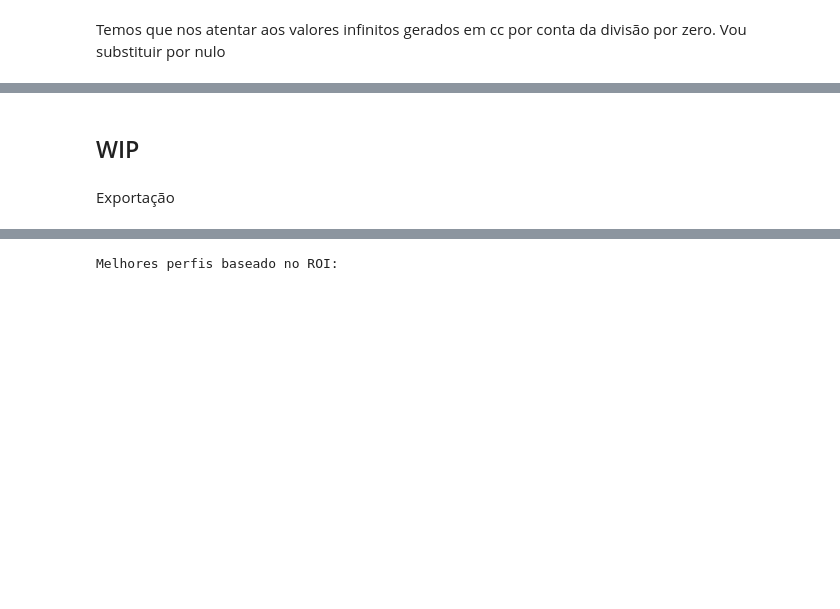
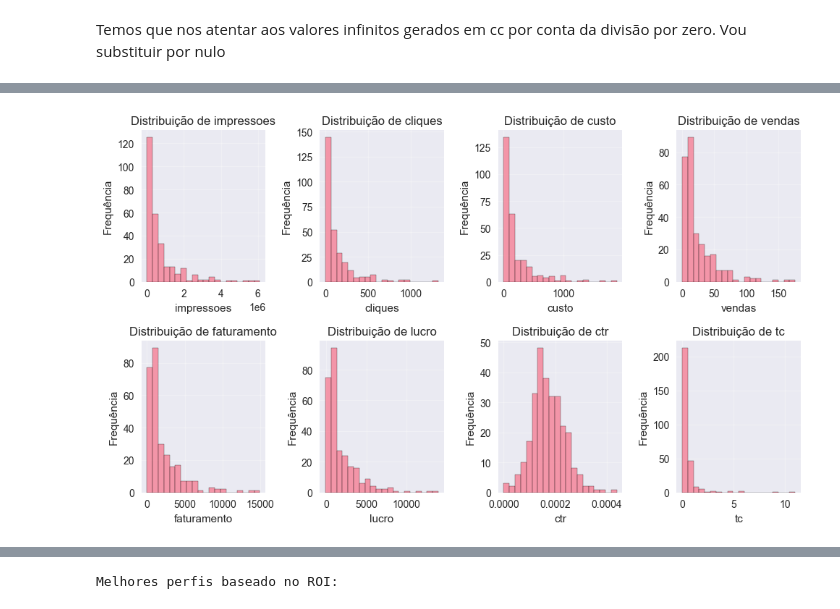
Before and after one commit to ThiagoZulian/otimizacao_de_ads_startup, a Jupyter notebook: notebooks/02 - data_exploration.ipynb, the cells around one changed output, grey strips where cells are left out. Cells and saved outputs as stored; diff of their text form; code cells hidden in the pictures; blank space fills up the shorter version.

Commit message:
melhora de visualizações e plots com foco em roi

```diff
--- a/notebooks/02 - data_exploration.ipynb
+++ b/notebooks/02 - data_exploration.ipynb
@@ -252,18 +248,14 @@ df.head()
-# %% [markdown]
-## WIP
-# %% [markdown]
-Exportação
 # %%
 # Identificando colunas quantitativas
-colunas_quantitativas = df_campanha.select_dtypes(include=[np.number]).columns
+colunas_quantitativas = df.select_dtypes(include=[np.number]).columns
 
 # Criando histogramas
-fig, axes = plt.subplots(2, 4, figsize=(20, 12))
+fig, axes = plt.subplots(2, 4, figsize=(10, 6))
 axes = axes.ravel()
 
 for i, coluna in enumerate(colunas_quantitativas):
     if i < 8:  # Limitando a 8 gráficos
-        axes[i].hist(df_campanha[coluna], bins=20, alpha=0.7, edgecolor="black")
+        axes[i].hist(df[coluna], bins=20, alpha=0.7, edgecolor="black")
         axes[i].set_title(f"Distribuição de {coluna}")
         axes[i].set_xlabel(coluna)
         axes[i].set_ylabel("Frequência")
@@ -271,3 +263,4 @@ for i, coluna in enumerate(colunas_quantitativas):
 
 plt.tight_layout()
 plt.show()
+# %% [output]
@@ -273,0 +268 @@ plt.show()
+[figure, added]
```
Also changed, not shown: parts of 28 cells of this notebook, 1 other file.
